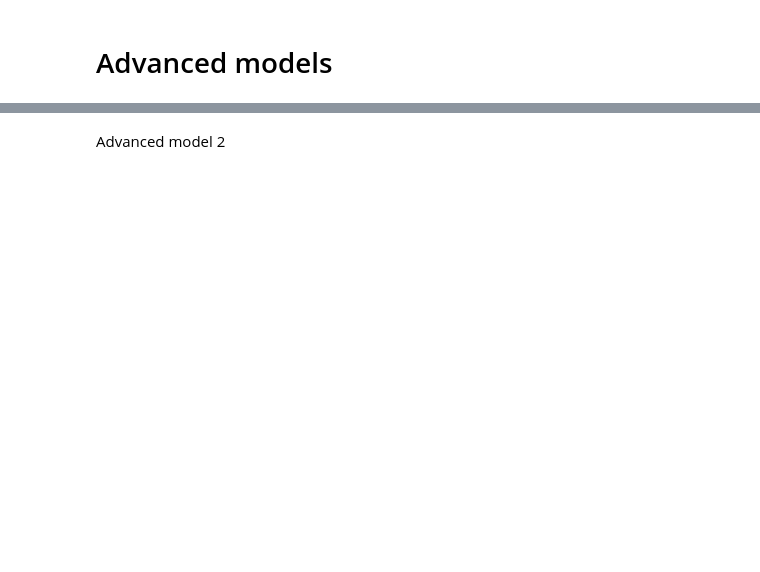
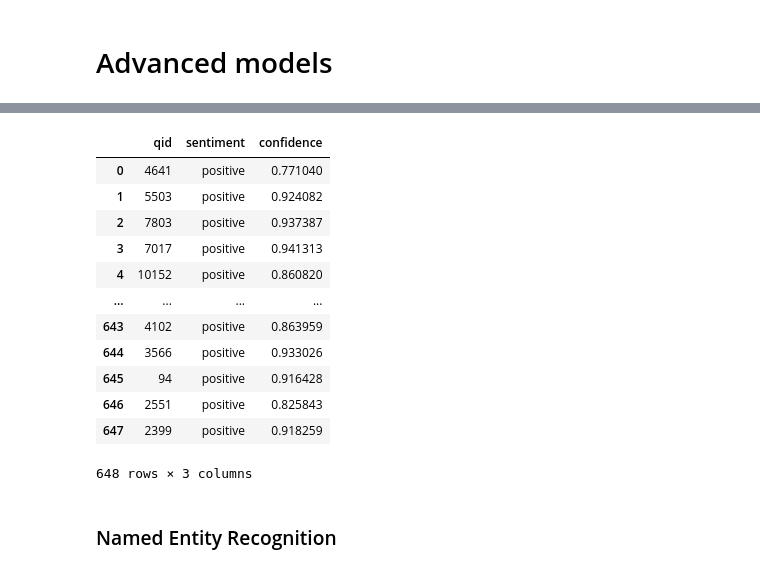
Before and after one commit to mitruho/Financial_search_engine, a Jupyter notebook: search_engine.ipynb, the cells around one changed output, grey strips where cells are left out. Drawn from its saved outputs; the diff is of its cells as text; code cells hidden in the pictures; blank space fills up the shorter version.

```diff
--- a/search_engine.ipynb
+++ b/search_engine.ipynb
@@ -12,6 +33,5 @@ from pyterrier.measures import *
 # %%
 dataset = pt.get_dataset('irds:beir/fiqa/test')
 # %%
-text = dataset.get_corpus_iter()
-display(text)
+dataset.get_corpus_iter()
 # %% [output]
@@ -299,6 +384,44 @@ display(queries)
 # %%
-raw_indexref = indexing('raw_docs',dataset)
-ner_indexref= indexing('entities',dataset)
-tag_indexref = indexing('tags',dataset)
+rows_q = []
+for batch in iter_batches(queries.to_dict(orient='records'), batch_size=batch_size):
+    qids = [d["qid"] for d in batch]
+    qs  = [d["query"]  for d in batch]
+
+    inputs = tokenizer_finbert(
+        qs,
+        return_tensors="pt",
+        truncation=True,
+        padding=True,
+        max_length=512
+    ).to(device)
+
+    with torch.no_grad():
+        logits = model_finbert(**inputs).logits
+
+    probs = torch.softmax(logits, dim=-1)                 # (B, 3)
+    pred_ids = probs.argmax(dim=-1).tolist()              # list length B
+    confs = probs.max(dim=-1).values.tolist()             # confidence of chosen class
+
+    for qid, pred_id, conf in zip(qids, pred_ids, confs):
+        rows_q.append({
+            "qid": qid,
+            "sentiment": LABELS[pred_id],
+            "confidence": conf
+        })
+
+sentiment_q = pd.DataFrame(rows_q)
+sentiment_q
+# %% [output]
+|  | qid | sentiment | confidence |
+| 0 | 4641 | positive | 0.771040 |
+| 1 | 5503 | positive | 0.924082 |
+| 2 | 7803 | positive | 0.937387 |
+| 3 | 7017 | positive | 0.941313 |
+| 4 | 10152 | positive | 0.860820 |
+| ... | ... | ... | ... |
+| 643 | 4102 | positive | 0.863959 |
+| 644 | 3566 | positive | 0.933026 |
+| 645 | 94 | positive | 0.916428 |
+| 646 | 2551 | positive | 0.825843 |
+| 647 | 2399 | positive | 0.918259 |
+648 rows × 3 columns
-# %% [markdown]
-Advanced model 2
@@ -308,0 +428,2 @@ reranker = FlagLLMReranker("BAAI/bge-reranker-v2-gemma", use_fp16=True)
+# %% [markdown]
+### Named Entity Recognition
```
Also changed, not shown: parts of 29 cells of this notebook, 2 other files.
